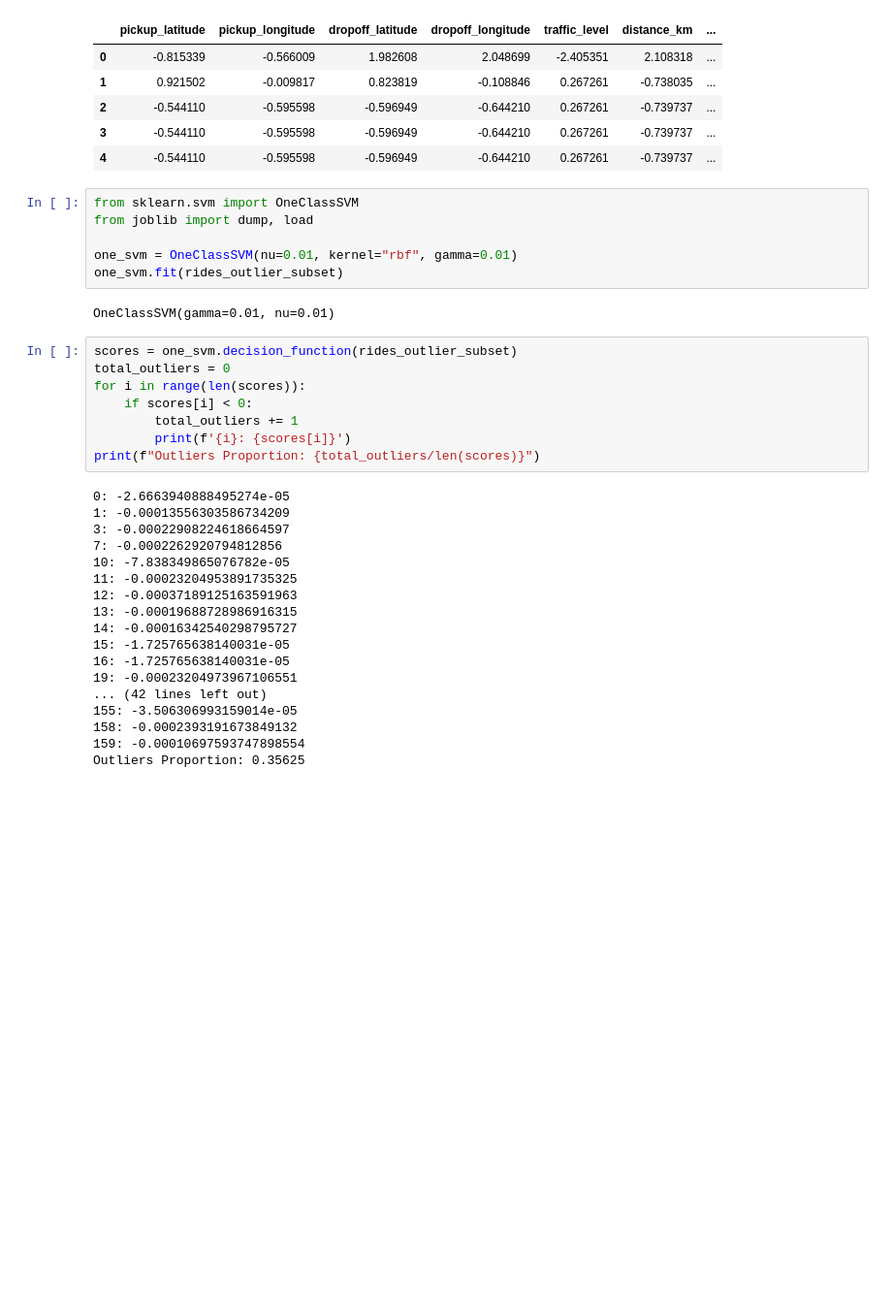
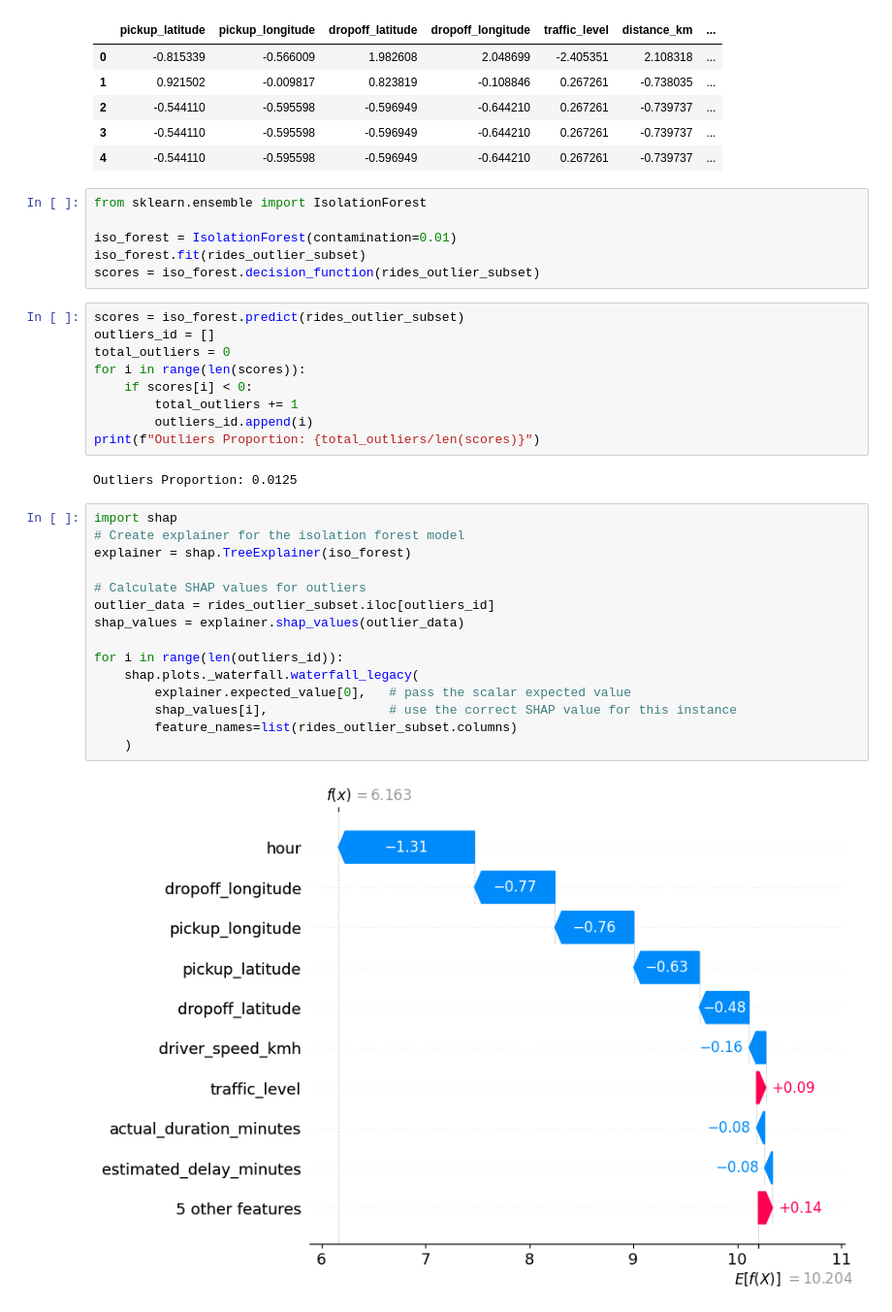
Before and after one commit to fabianVagnoni/Stream_Analytics_Projects, a Jupyter notebook: advance_anaylitics.ipynb, the cells around one changed output. Shown at 97% size. Saved outputs shown, nothing was run; the diff lists cells and outputs as text; blank space fills up the shorter version.

Commit message:
Outlier Detector | Customer Clustering | Model's Explainability

```diff
--- a/advance_anaylitics.ipynb
+++ b/advance_anaylitics.ipynb
@@ -633,37 +639,37 @@ scaled_rides_outlier.head()
 | 2 | -0.544110 | -0.595598 | -0.596949 | -0.644210 | 0.267261 | -0.739737 | ... |
 | 3 | -0.544110 | -0.595598 | -0.596949 | -0.644210 | 0.267261 | -0.739737 | ... |
 | 4 | -0.544110 | -0.595598 | -0.596949 | -0.644210 | 0.267261 | -0.739737 | ... |
-# %%
-from sklearn.svm import OneClassSVM
-from joblib import dump, load
-
-one_svm = OneClassSVM(nu=0.01, kernel="rbf", gamma=0.01)
-one_svm.fit(rides_outlier_subset)
-# %% [output]
-OneClassSVM(gamma=0.01, nu=0.01)
+# %%
+from sklearn.ensemble import IsolationForest
+
+iso_forest = IsolationForest(contamination=0.01)
+iso_forest.fit(rides_outlier_subset)
+scores = iso_forest.decision_function(rides_outlier_subset)
 # %%
-scores = one_svm.decision_function(rides_outlier_subset)
+scores = iso_forest.predict(rides_outlier_subset)
+outliers_id = []
 total_outliers = 0
 for i in range(len(scores)):
     if scores[i] < 0:
         total_outliers += 1
-        print(f'{i}: {scores[i]}')
+        outliers_id.append(i)
 print(f"Outliers Proportion: {total_outliers/len(scores)}")
 # %% [output]
-0: -2.6663940888495274e-05
-1: -0.00013556303586734209
-3: -0.00022908224618664597
-7: -0.0002262920794812856
-10: -7.838349865076782e-05
-11: -0.00023204953891735325
-12: -0.00037189125163591963
-13: -0.00019688728986916315
-14: -0.00016342540298795727
-15: -1.725765638140031e-05
-16: -1.725765638140031e-05
-19: -0.00023204973967106551
-... (42 lines left out)
-155: -3.506306993159014e-05
-158: -0.0002393191673849132
-159: -0.00010697593747898554
-Outliers Proportion: 0.35625
+Outliers Proportion: 0.0125
+# %%
+import shap
+# Create explainer for the isolation forest model
+explainer = shap.TreeExplainer(iso_forest)
+
+# Calculate SHAP values for outliers
+outlier_data = rides_outlier_subset.iloc[outliers_id]
+shap_values = explainer.shap_values(outlier_data)
+
+for i in range(len(outliers_id)):
+    shap.plots._waterfall.waterfall_legacy(
+        explainer.expected_value[0],   # pass the scalar expected value
+        shap_values[i],                # use the correct SHAP value for this instance
+        feature_names=list(rides_outlier_subset.columns)
+    )
+# %% [output]
+[figure, added]
```
Also changed, not shown: parts of 4 cells of this notebook.
